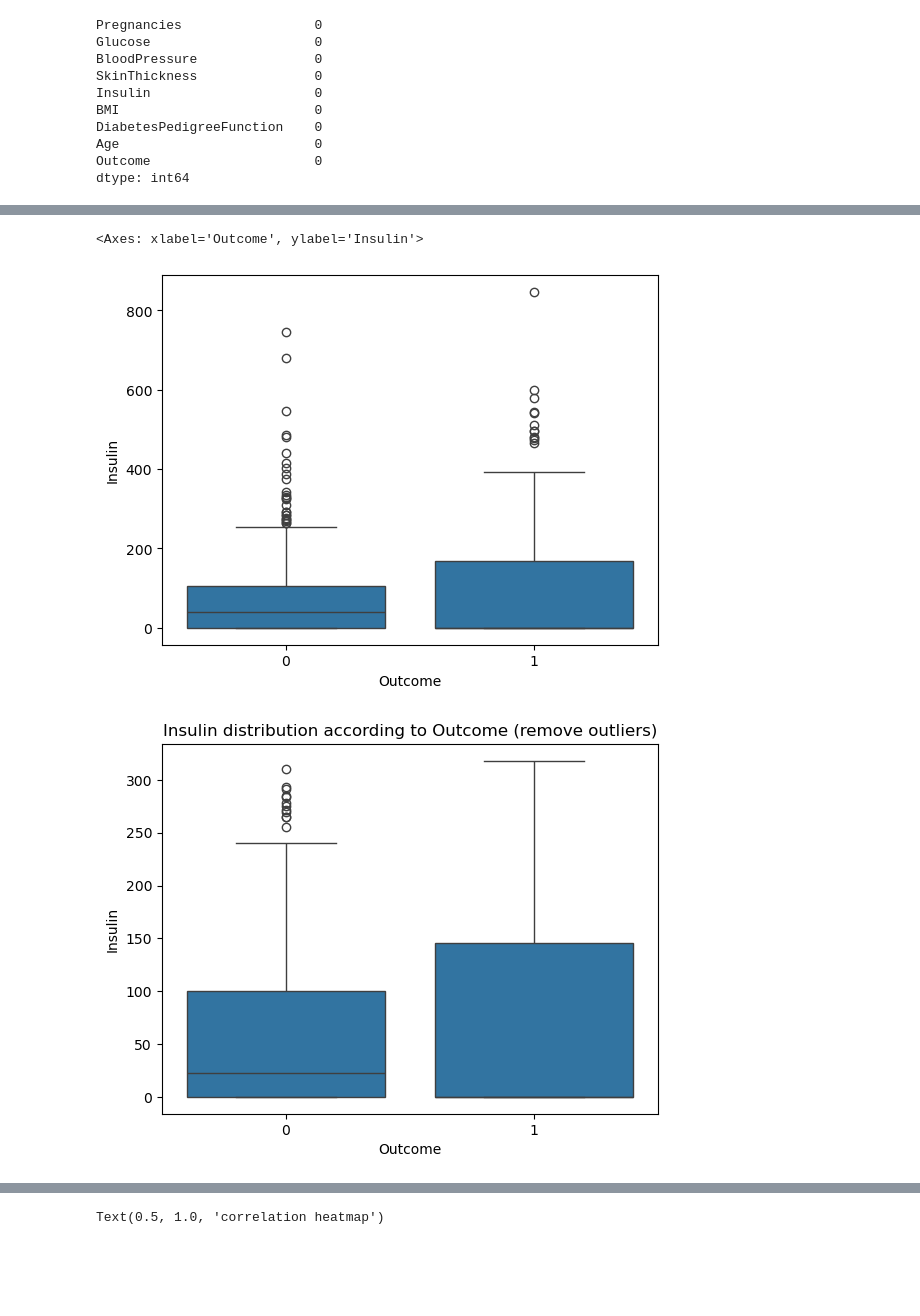
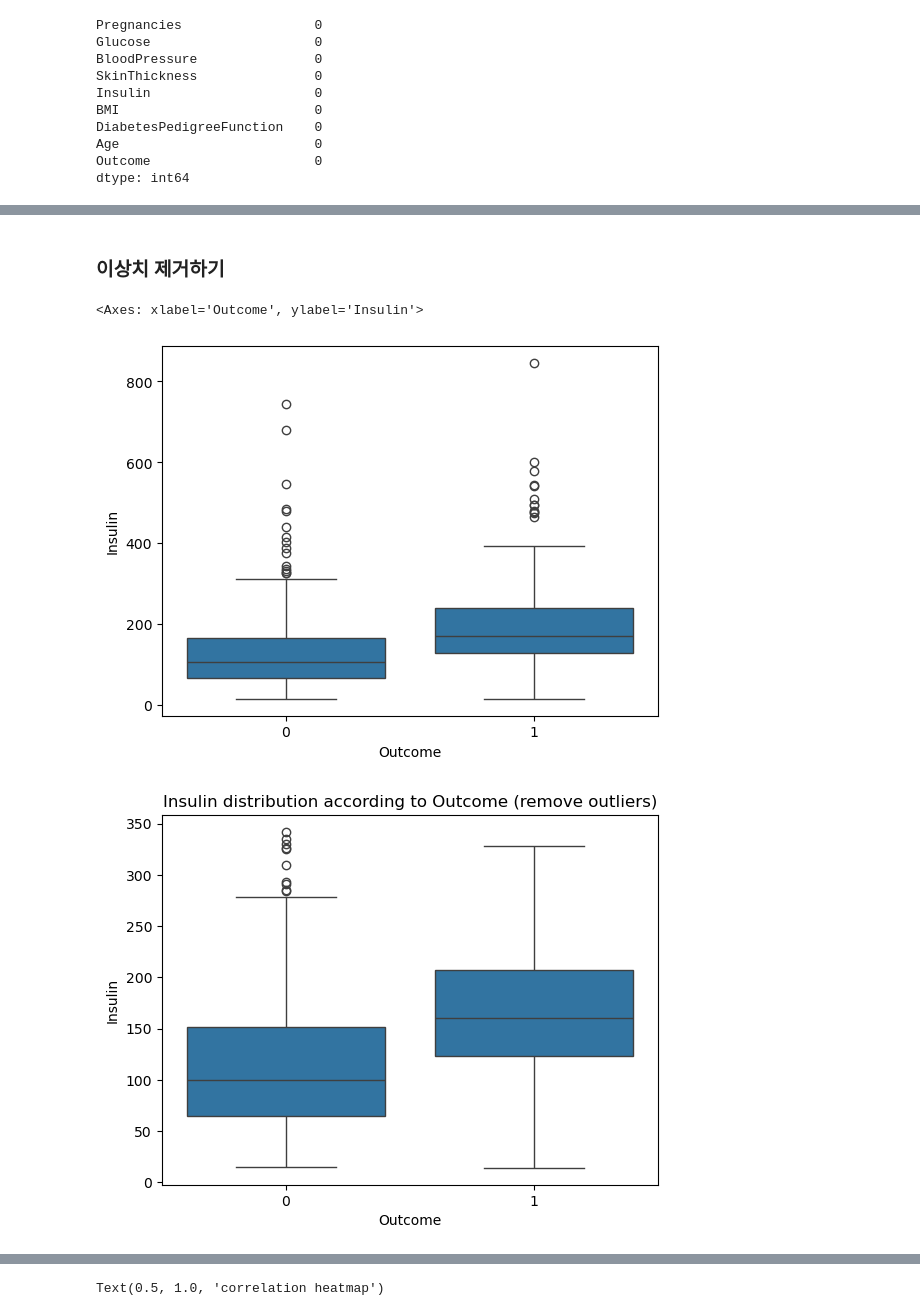
Before and after one commit to TAYKang1008/BAF-17-FRESH-Edu, a Jupyter notebook: 17기_신입교육세션_과제3_강태희.ipynb, the cells around one changed output, grey strips where cells are left out. Saved outputs shown, nothing was run; the diff lists cells and outputs as text; code cells hidden in the pictures; blank space fills up the shorter version.

```diff
--- a/17기_신입교육세션_과제3_강태희.ipynb
+++ b/17기_신입교육세션_과제3_강태희.ipynb
@@ -115,0 +127,5 @@ df.describe()
+# %%
+# Glucose, BloodPressure, SkinThickness, Insulin, BMI 열에서 0인 값을 가진 행을 삭제한 데이터 프레임 생성하기
+
+df_new = df[~((df['Glucose'] == 0) | (df['BloodPressure'] == 0) | (df['SkinThickness'] == 0) | (df['Insulin'] == 0) | (df['BMI'] == 0))]
+df_new.head()
@@ -116,5 +162,7 @@ df.describe()
+# %% [markdown]
+### 이상치 제거하기
 # %%
-sns.boxplot(x='Outcome', y='Insulin', data=df)
+sns.boxplot(x='Outcome', y='Insulin', data=df_new)
 
 
 # 이상치가 매우 많음. 이는 인슐린 수치가 편향된 분포를 갖고 있으며, 상위쪽으로 긴 꼬리를 가진다(positive skew)는 걸 나타냄.
@@ -122,27 +170,27 @@ sns.boxplot(x='Outcome', y='Insulin', data=df)
 # 분산: Outcome=1 쪽 상자가 좀 더 길고, 이상치도 많아서 분산이 더 큼을 나타냄
 # %% [output]
 <Axes: xlabel='Outcome', ylabel='Insulin'>
-[figure, old version]
+[figure, new version]
 # %%
 #인슐린 분포의 이상치를 제거하기 위해 사분위수 구하기
 
-Q1 = df['Insulin'].quantile(0.25)
-Q3 = df['Insulin'].quantile(0.75)
+Q1 = df_new['Insulin'].quantile(0.25)
+Q3 = df_new['Insulin'].quantile(0.75)
 IQR = Q3 - Q1
 lower_bound = Q1 - 1.5 * IQR
 upper_bound = Q3 + 1.5 * IQR
 
 # 이상치 제거
-df_no_outliers = df[(df['Insulin'] >= lower_bound) & (df['Insulin'] <= upper_bound)]
+df_no_outliers = df_new[(df_new['Insulin'] >= lower_bound) & (df_new['Insulin'] <= upper_bound)]
 
 # 이상치 제거 후, 다시 boxplot 그리기
 sns.boxplot(x='Outcome', y='Insulin', data=df_no_outliers)
 plt.title('Insulin distribution according to Outcome (remove outliers)')
 #한글로 제목을 달면 오류가 나서 영어로 지었음
 
 plt.show()
 # %% [output]
-[figure, old version]
+[figure, new version]
 # %%
 df_no_outliers.head()
 # %% [output]
```
Also changed, not shown: parts of 21 cells of this notebook.
